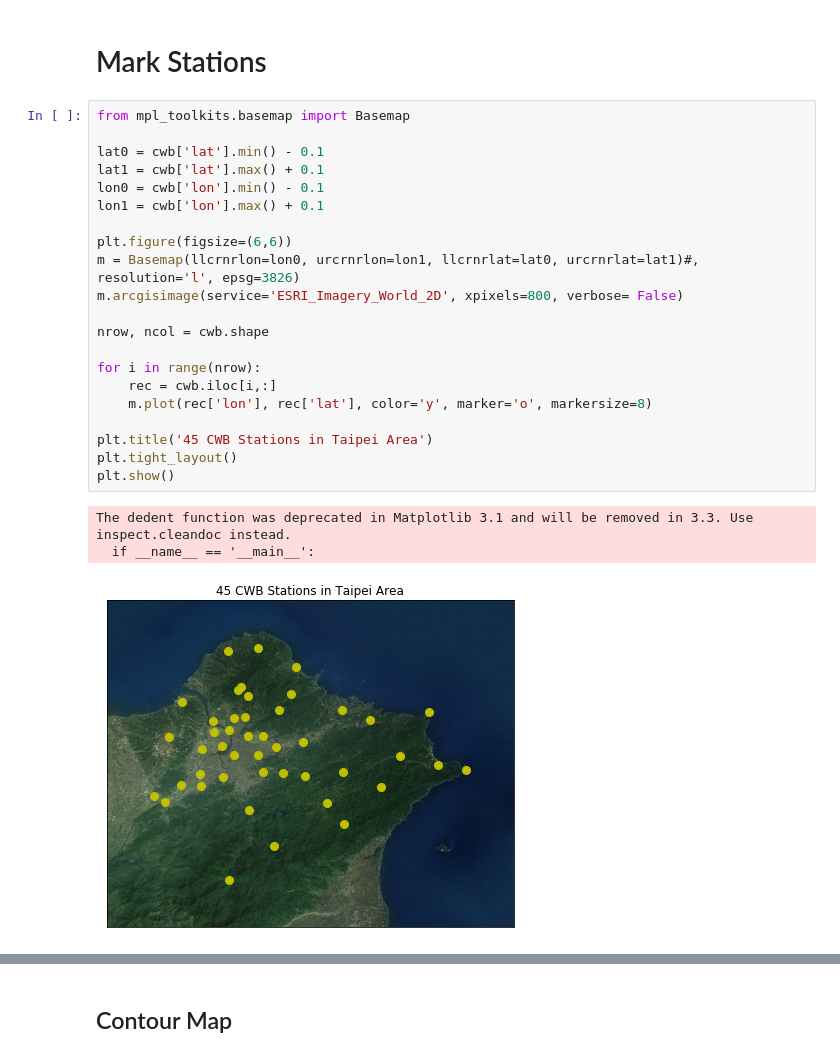
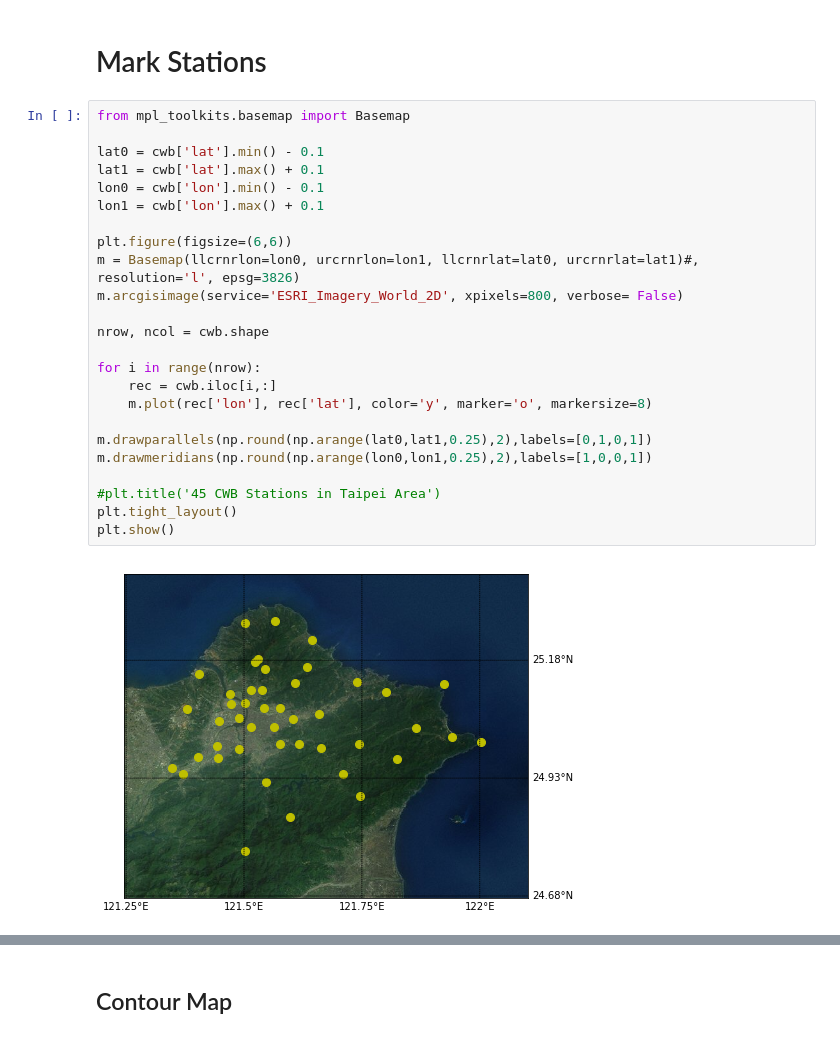
Before and after one commit to tingsyo/qpetw, a Jupyter notebook: results/02_data_on_map.ipynb, the cells around one changed output, grey strips where cells are left out. Drawn from its saved outputs; the diff is of its cells as text.

```diff
--- a/results/02_data_on_map.ipynb
+++ b/results/02_data_on_map.ipynb
@@ -56,25 +56,26 @@ max     0.555455
 # %%
 from mpl_toolkits.basemap import Basemap
 
 lat0 = cwb['lat'].min() - 0.1
 lat1 = cwb['lat'].max() + 0.1
 lon0 = cwb['lon'].min() - 0.1
 lon1 = cwb['lon'].max() + 0.1
 
 plt.figure(figsize=(6,6))
 m = Basemap(llcrnrlon=lon0, urcrnrlon=lon1, llcrnrlat=lat0, urcrnrlat=lat1)#, resolution='l', epsg=3826)
 m.arcgisimage(service='ESRI_Imagery_World_2D', xpixels=800, verbose= False)
 
 nrow, ncol = cwb.shape
 
 for i in range(nrow):
     rec = cwb.iloc[i,:]
     m.plot(rec['lon'], rec['lat'], color='y', marker='o', markersize=8)
 
-plt.title('45 CWB Stations in Taipei Area')
+m.drawparallels(np.round(np.arange(lat0,lat1,0.25),2),labels=[0,1,0,1])
+m.drawmeridians(np.round(np.arange(lon0,lon1,0.25),2),labels=[1,0,0,1])
+
+#plt.title('45 CWB Stations in Taipei Area')
 plt.tight_layout()
 plt.show()
 # %% [output]
-The dedent function was deprecated in Matplotlib 3.1 and will be removed in 3.3. Use inspect.cleandoc instead.
-  if __name__ == '__main__':
-[figure, old version]
+[figure, new version]
```
Also changed, not shown: parts of 1 cell of this notebook, 2 other files.
